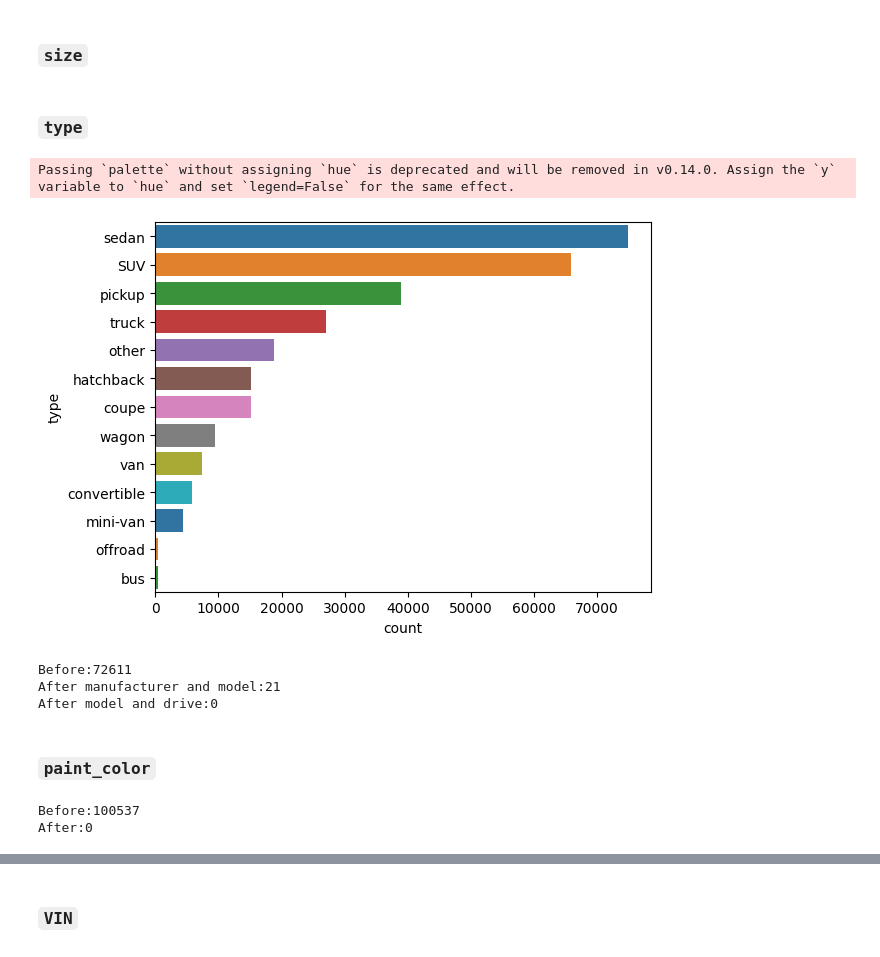
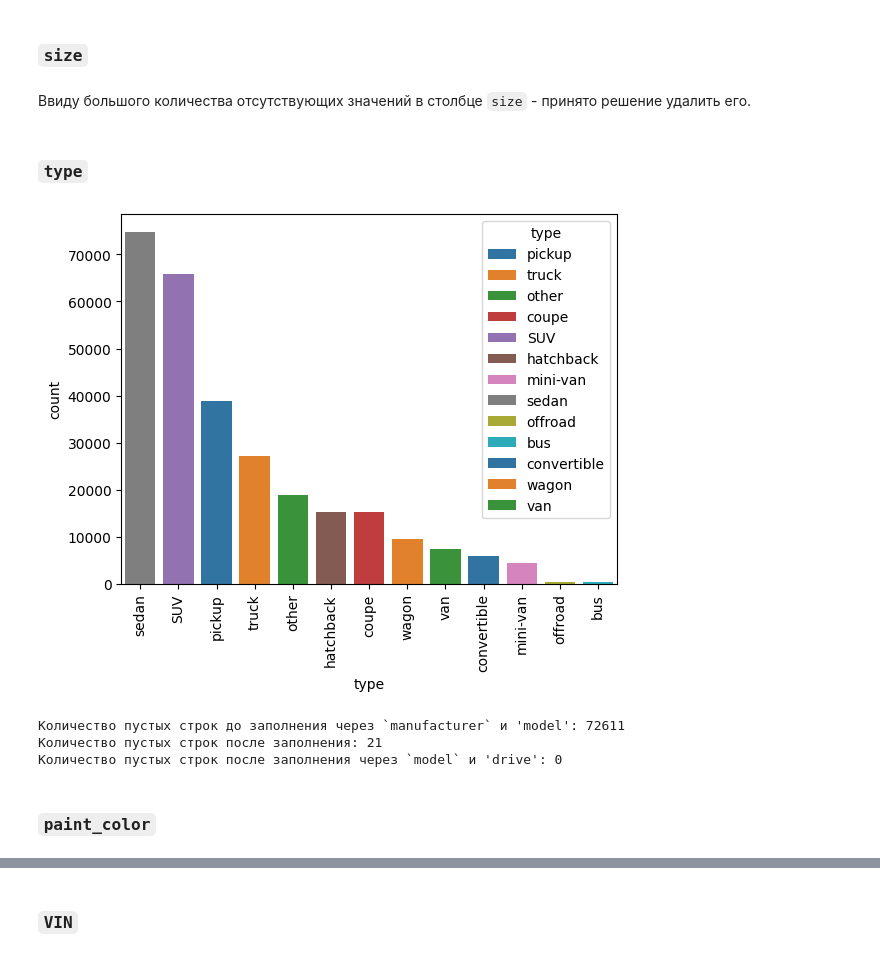
Before and after one commit to MoyMarMois/Carset, a Jupyter notebook: carset.ipynb, the cells around one changed output, grey strips where cells are left out. Cells and saved outputs as stored; diff of their text form; code cells hidden in the pictures.

```diff
--- a/carset.ipynb
+++ b/carset.ipynb
@@ -378,31 +414,28 @@ print(df["manufacturer"].unique())
 # %% [markdown]
 ### `size`
+# %% [markdown]
+Ввиду большого количества отсутствующих значений в столбце `size` - принято решение удалить его.
 # %%
 df = df.drop("size", axis=1)
 # %% [markdown]
 ### `type`
-# %%
-sns.countplot(df["type"], palette="tab10", order=df["type"].value_counts().index);
-# %% [output]
-Passing `palette` without assigning `hue` is deprecated and will be removed in v0.14.0. Assign the `y` variable to `hue` and set `legend=False` for the same effect.
-[figure, removed]
+# %%
+type_count = df["type"].value_counts()
+
+sns.countplot(df, x="type", hue="type", palette="tab10", order=type_count.index)
+plt.xticks(rotation=90)
+plt.show();
+# %% [output]
+[figure, added]
 # %%
-print(f"Before:{df["type"].isna().sum()}")
+print(f"Количество пустых строк до заполнения через `manufacturer` и 'model': {df["type"].isna().sum()}")
 df["type"] = df.groupby(["manufacturer", "model"], dropna=False)["type"].transform(fill_mode)
-print(f"After manufacturer and model:{df["type"].isna().sum()}")
+print(f"Количество пустых строк после заполнения: {df["type"].isna().sum()}")
 df["type"] = df.groupby(["model", "drive"], dropna=False)["type"].transform(fill_mode)
-print(f"After model and drive:{df["type"].isna().sum()}")
-df["type"] = df["type"].fillna(df["type"].mode()[0])
+print(f"Количество пустых строк после заполнения через `model` и 'drive': {df["type"].isna().sum()}")
 # %% [output]
-Before:72611
-After manufacturer and model:21
-After model and drive:0
+Количество пустых строк до заполнения через `manufacturer` и 'model': 72611
+Количество пустых строк после заполнения: 21
+Количество пустых строк после заполнения через `model` и 'drive': 0
 # %% [markdown]
 ### `paint_color`
-# %%
-print(f"Before:{df["paint_color"].isna().sum()}")
-df["paint_color"] = df["paint_color"].fillna(df["paint_color"].mode()[0])
-print(f"After:{df["paint_color"].isna().sum()}")
-# %% [output]
-Before:100537
-After:0
```
Also changed, not shown: parts of 68 cells of this notebook.
